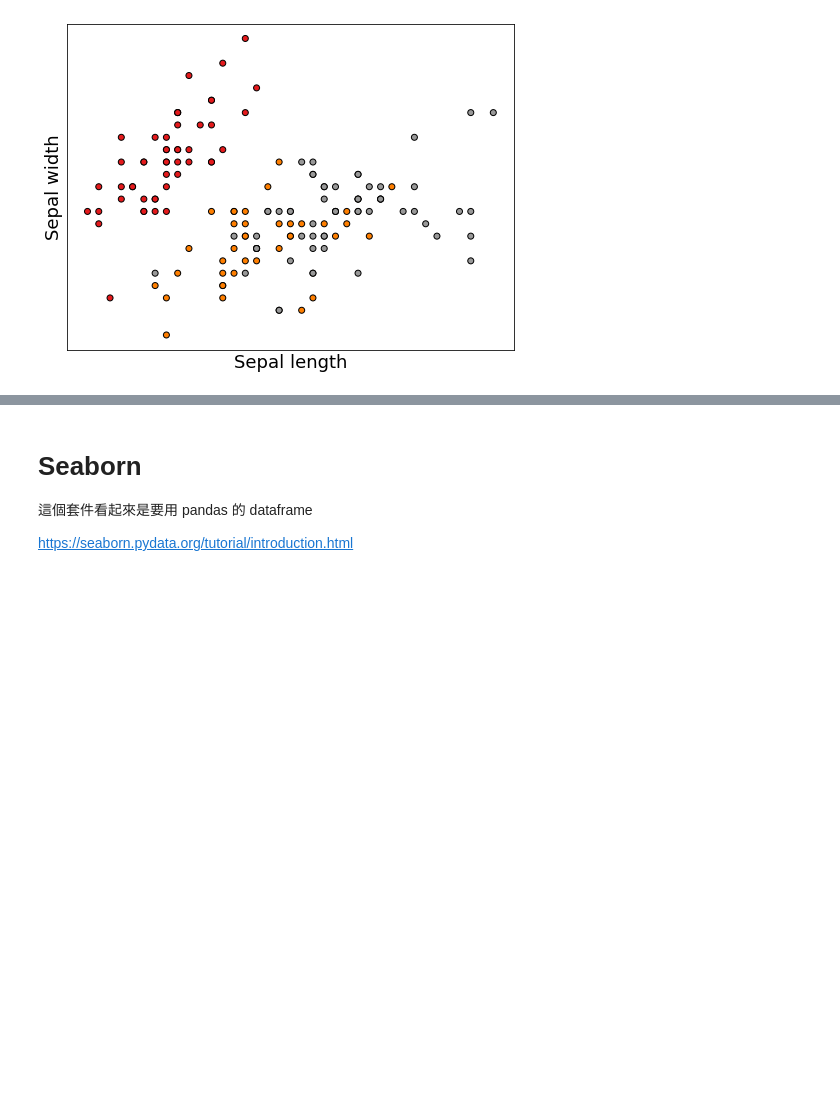
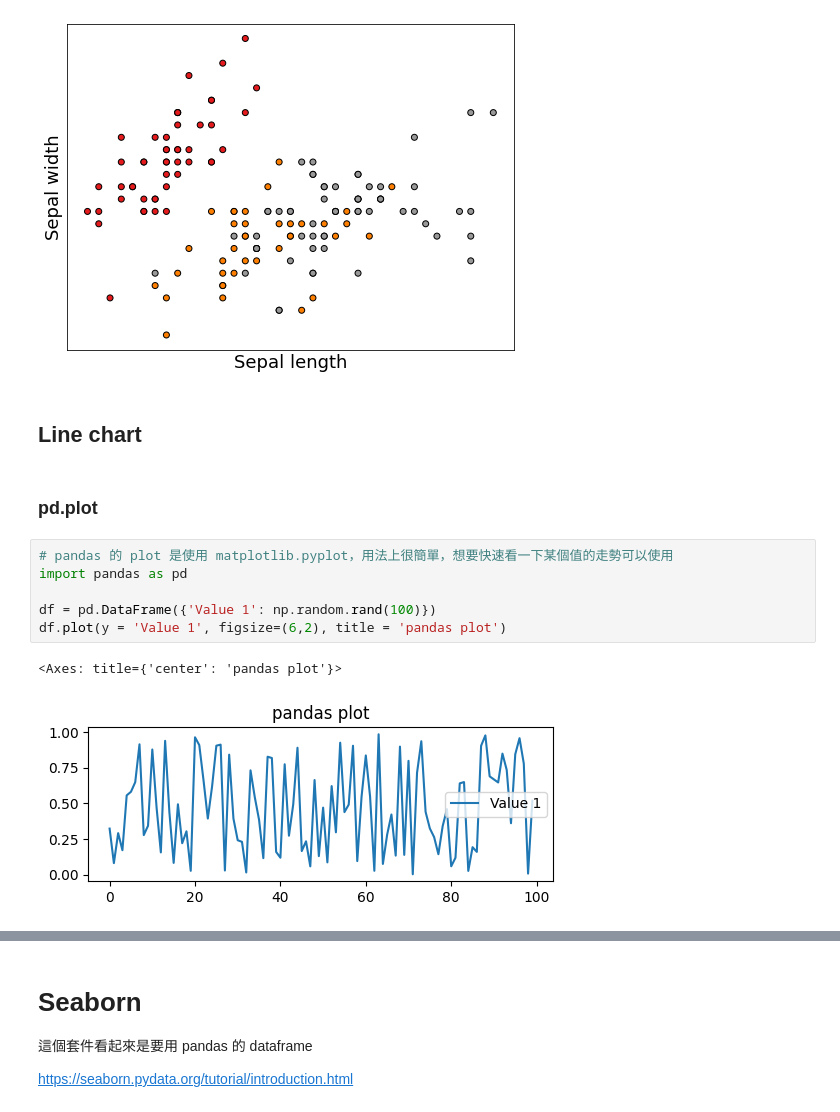
Before and after one commit to tinafanfan/My-Python, a Jupyter notebook: My_Python.ipynb, the cells around one changed output, grey strips where cells are left out. Cells and saved outputs as stored; diff of their text form; blank space fills up the shorter version.

```diff
--- a/My_Python.ipynb
+++ b/My_Python.ipynb
@@ -416,3 +429,16 @@ plt.yticks(())
 # %% [output]
 ([], <a list of 0 Text major ticklabel objects>)
 [figure]
+# %% [markdown]
+## Line chart
+# %% [markdown]
+### pd.plot
+# %%
+# pandas 的 plot 是使用 matplotlib.pyplot，用法上很簡單，想要快速看一下某個值的走勢可以使用
+import pandas as pd
+
+df = pd.DataFrame({'Value 1': np.random.rand(100)})
+df.plot(y = 'Value 1', figsize=(6,2), title = 'pandas plot')
+# %% [output]
+<Axes: title={'center': 'pandas plot'}>
+[figure, added]
```
Also changed, not shown: parts of 57 cells of this notebook.
